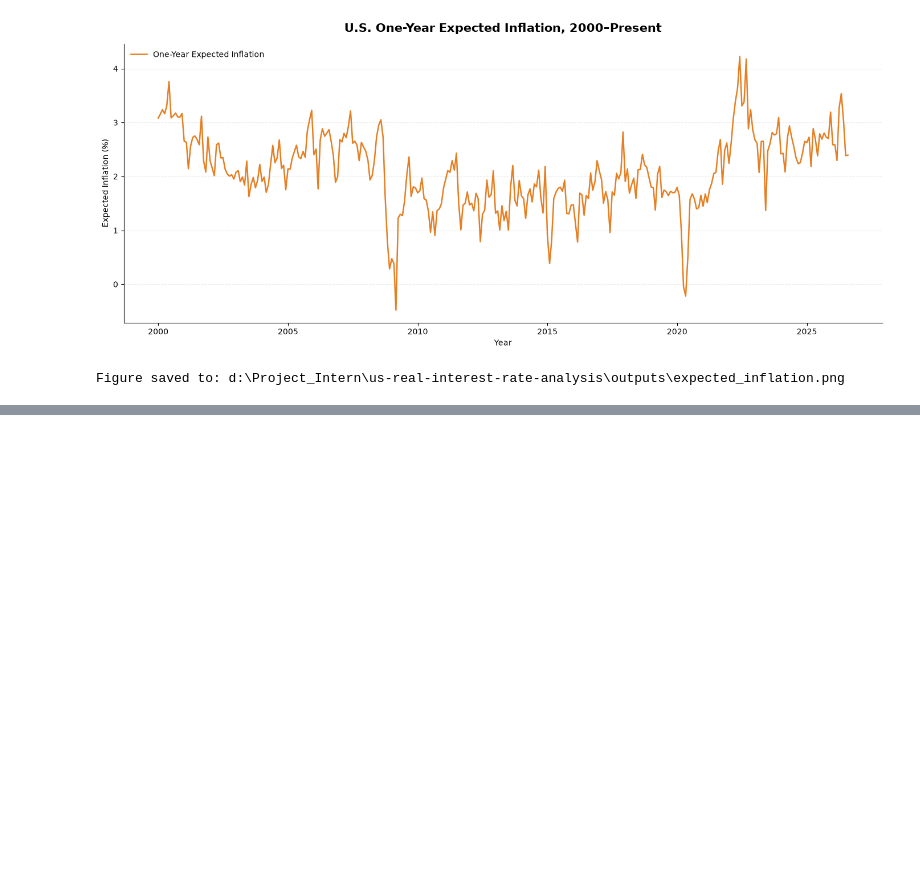
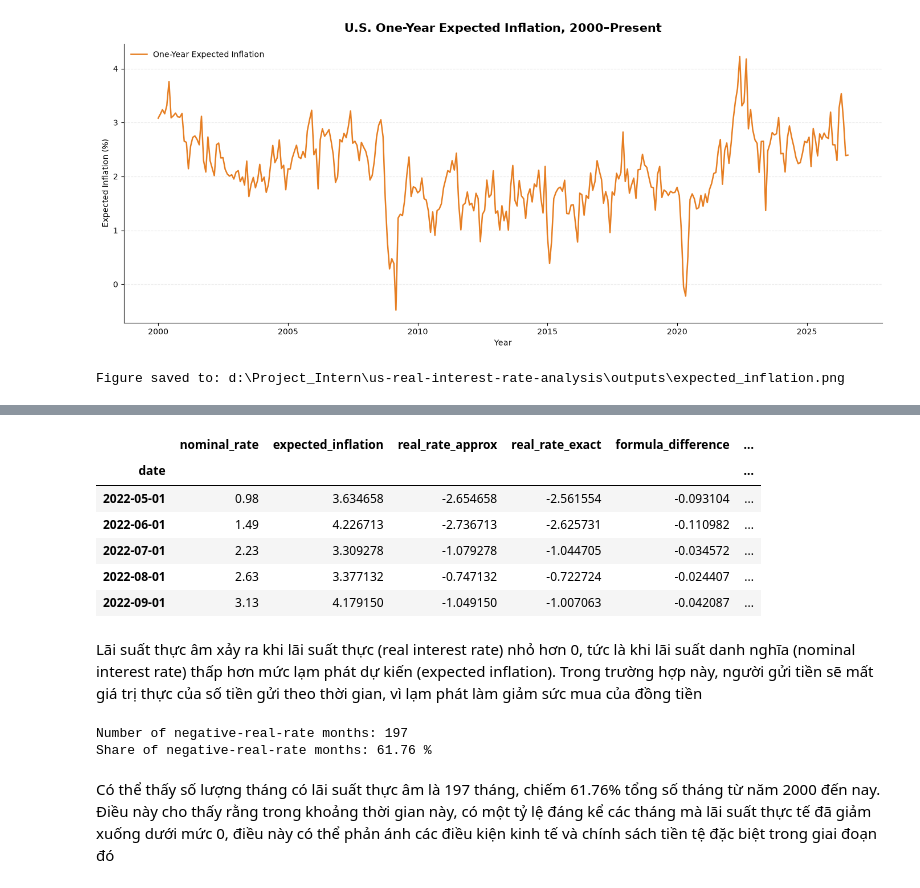
Before and after one commit to vien-nguyenthimy/interest-rate-analysis, a Jupyter notebook: fed_real_interest_rate.ipynb, the cells around one changed output, grey strips where cells are left out. Drawn from its saved outputs; the diff is of its cells as text; code cells hidden in the pictures; blank space fills up the shorter version.

Commit message:
Calculate estimated ex-ante real interest rate

```diff
--- a/fed_real_interest_rate.ipynb
+++ b/fed_real_interest_rate.ipynb
@@ -486,0 +563,19 @@ Figure saved to: d:\Project_Intern\us-real-interest-rate-analysis\outputs\expect
+# %%
+# Tính lãi suất theo công thức sấp xỉ
+analysis_df["real_rate_approx"] = (analysis_df["nominal_rate"] - analysis_df["expected_inflation"])
+# %%
+# Tính theo công thức Fisher chính xác
+nominal_decimal = (
+    analysis_df["nominal_rate"] / 100
+)
+
+expected_inflation_decimal = (
+    analysis_df["expected_inflation"] / 100
+)
+
+analysis_df["real_rate_exact"] = (
+    (
+        (1 + nominal_decimal)
+        / (1 + expected_inflation_decimal)
+    ) - 1
+) * 100
@@ -486,0 +633,10 @@ Figure saved to: d:\Project_Intern\us-real-interest-rate-analysis\outputs\expect
+# %%
+# So sánh 2 công thức
+analysis_df["formula_difference"] = (analysis_df["real_rate_approx"] - analysis_df["real_rate_exact"])
+
+analysis_df[
+    [
+        "real_rate_approx",
+        "real_rate_exact",
+        "formula_difference"
+    ]].describe()
@@ -486,0 +653,39 @@ Figure saved to: d:\Project_Intern\us-real-interest-rate-analysis\outputs\expect
+# %%
+# Xác định lãi suất thực âm
+# Nếu lãi suất thực âm thì cột "negative_real_rate" sẽ là True, ngược lại là False
+analysis_df["negative_real_rate"] = (
+    analysis_df["real_rate_approx"] < 0
+)
+
+# Xem các tháng có lãi suất thực âm
+negative_rate_df = analysis_df[
+    analysis_df["negative_real_rate"]
+]
+# In bảng các tháng có lãi suất thực âm
+negative_rate_df.tail()
+# %% [output]
+|  | nominal_rate | expected_inflation | real_rate_approx | real_rate_exact | formula_difference | ... |
+| date |  |  |  |  |  | ... |
+| 2022-05-01 | 0.98 | 3.634658 | -2.654658 | -2.561554 | -0.093104 | ... |
+| 2022-06-01 | 1.49 | 4.226713 | -2.736713 | -2.625731 | -0.110982 | ... |
+| 2022-07-01 | 2.23 | 3.309278 | -1.079278 | -1.044705 | -0.034572 | ... |
+| 2022-08-01 | 2.63 | 3.377132 | -0.747132 | -0.722724 | -0.024407 | ... |
+| 2022-09-01 | 3.13 | 4.179150 | -1.049150 | -1.007063 | -0.042087 | ... |
+# %% [markdown]
+Lãi suất thực âm xảy ra khi lãi suất thực (real interest rate) nhỏ hơn 0, tức là khi lãi suất danh nghĩa (nominal interest rate) thấp hơn mức lạm phát dự kiến (expected inflation). Trong trường hợp này, người gửi tiền sẽ mất giá trị thực của số tiền gửi theo thời gian, vì lạm phát làm giảm sức mua của đồng tiền
+# %%
+# Tính số lượng tháng có lãi suất thực âm và tỷ lệ phần trăm so với tổng số tháng
+number_negative_months = (analysis_df["negative_real_rate"].sum())
+
+total_months = len(analysis_df)
+
+negative_share = (number_negative_months / total_months) * 100
+
+print("Number of negative-real-rate months:", number_negative_months)
+
+print("Share of negative-real-rate months:", round(negative_share, 2), "%")
+# %% [output]
+Number of negative-real-rate months: 197
+Share of negative-real-rate months: 61.76 %
+# %% [markdown]
+Có thể thấy số lượng tháng có lãi suất thực âm là 197 tháng, chiếm 61.76% tổng số tháng từ năm 2000 đến nay. Điều này cho thấy rằng trong khoảng thời gian này, có một tỷ lệ đáng kể các tháng mà lãi suất thực tế đã giảm xuống dưới mức 0, điều này có thể phản ánh các điều kiện kinh tế và chính sách tiền tệ đặc biệt trong giai đoạn đó
```
Also changed, not shown: parts of 13 cells of this notebook, 1 other file.
